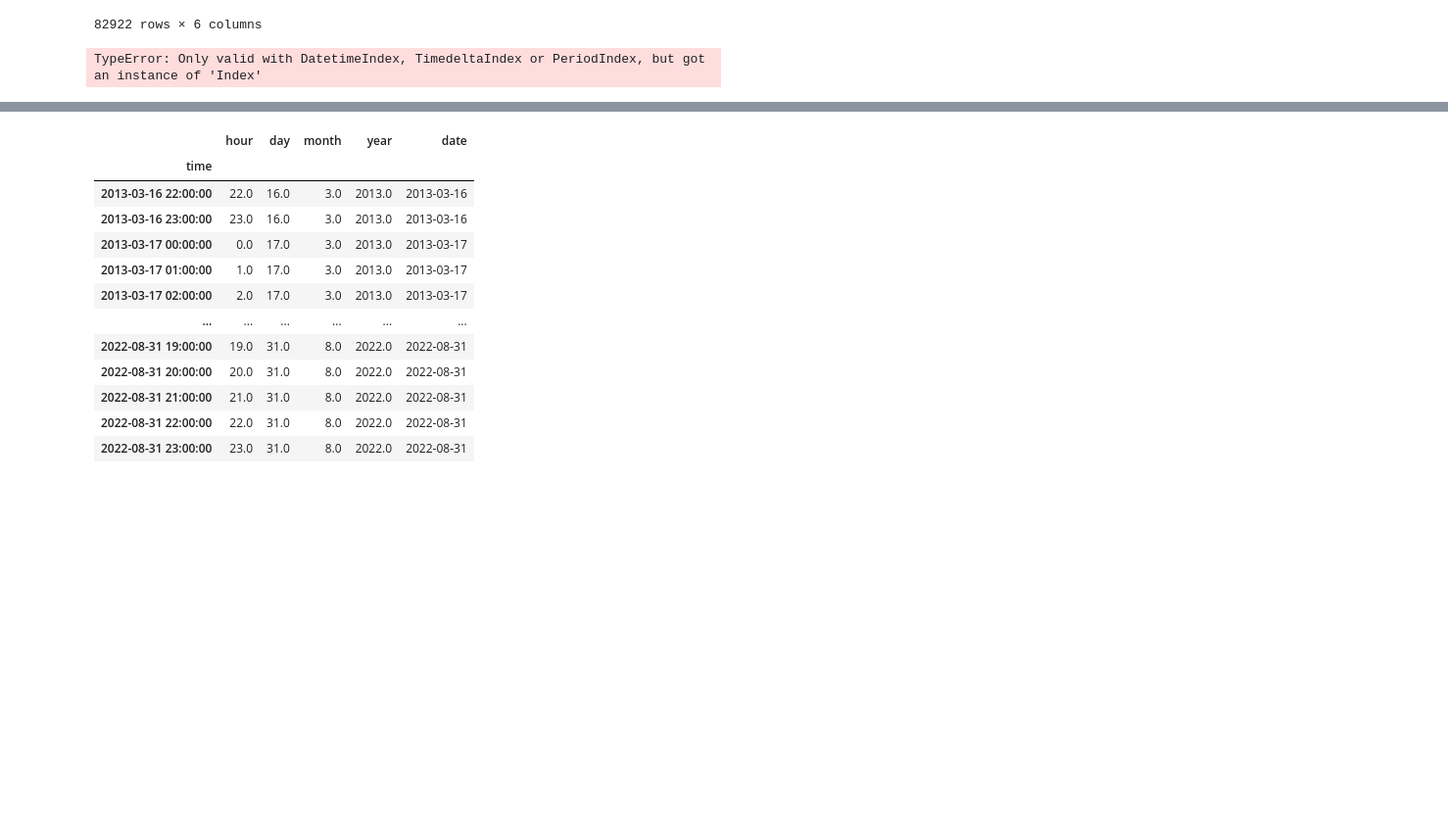
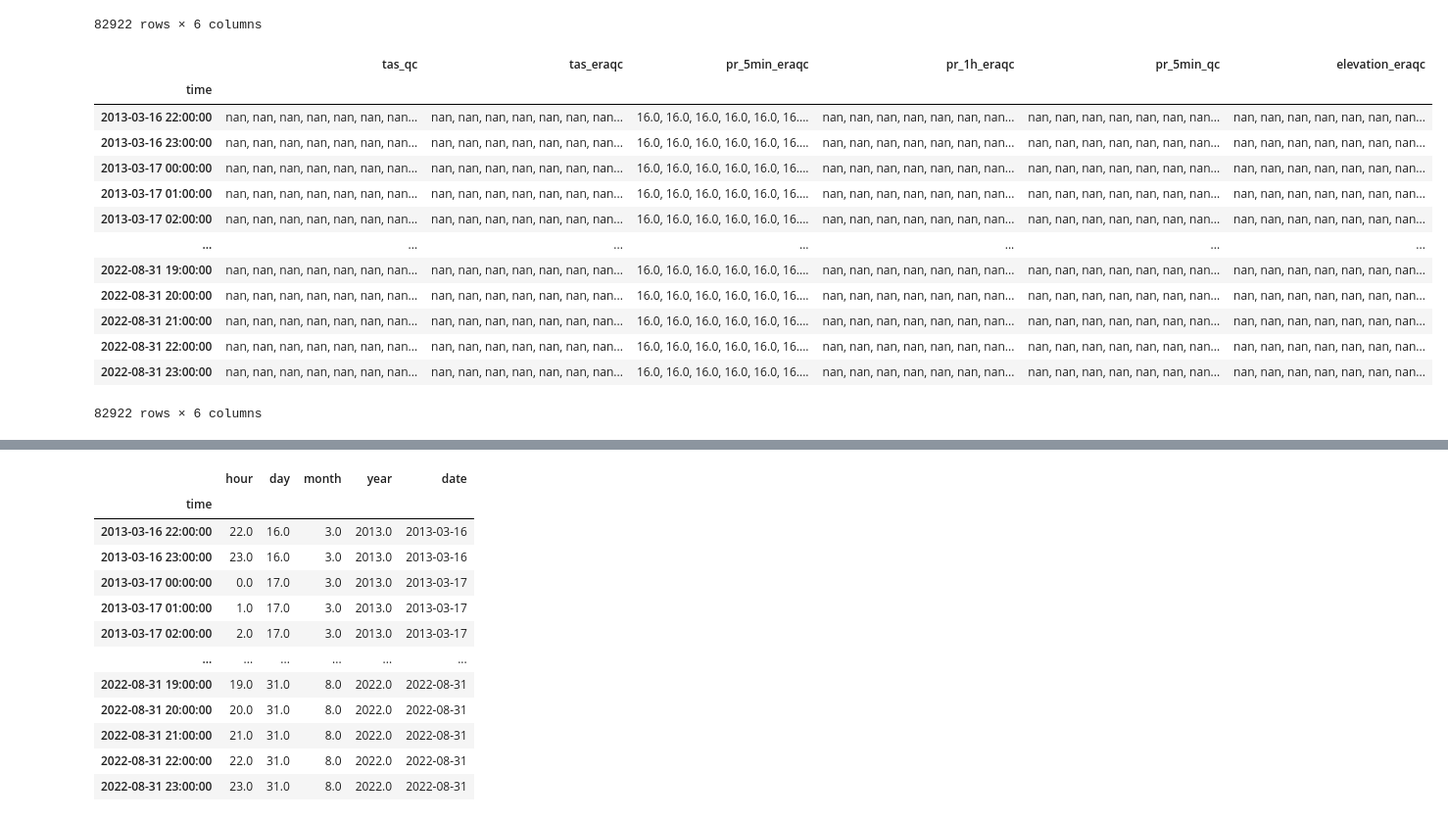
Before and after one commit to Eagle-Rock-Analytics/historical-obs-platform, a Jupyter notebook: test_platform/scripts/4_merge_data/developing_merge_utils.ipynb, the cells around one changed output, grey strips where cells are left out. Shown: that part at 98% size. Saved outputs shown, nothing was run; the diff lists cells and outputs as text; code cells hidden in the pictures; blank space fills up the shorter version.

Commit message:
at last, figured out how to concatenate the qc variable entries! onward to wrapping the four methods into one function

```diff
--- a/test_platform/scripts/4_merge_data/developing_merge_utils.ipynb
+++ b/test_platform/scripts/4_merge_data/developing_merge_utils.ipynb
@@ -287,7 +287,8 @@ constant_vars = ["time","station", "lat", "lon", "elevation",
 
 time_vars = ["time","hour","day","month","year","date"]
 
-qaqc_vars = ["time","tas_qc", "tas_eraqc",
+# do not include "time" in this dataframe - it will be added in the next chunk
+qaqc_vars = ["tas_qc", "tas_eraqc",
                     "pr_5min_eraqc","pr_1h_eraqc","pr_5min_qc","elevation_eraqc"]
 
 met_vars = ["time","tas", "pr_5min","pr_1h"]
@@ -298,8 +299,10 @@ constant_df = df[constant_vars]
 time_df = df[time_vars]
 #time_df.columns
 
-qaqc_df = df[qaqc_vars]
-qaqc_df = qaqc_df[qaqc_vars].astype(str)
+#TODO: this throws an warning - come back and address it
+
+qaqc_df = df[["time"] + qaqc_vars]
+qaqc_df[qaqc_vars] = qaqc_df[qaqc_vars].astype(str)
 #qaqc_df.columns
 
 met_df = df[met_vars]
@@ -345,7 +370,21 @@ constant_result
 | 2022-08-31 23:00:00 | CRN_AGPC2 | 40.155 | -103.14167 | 1383.792 | NaN | NaN |
 82922 rows × 6 columns
 # %%
-qaqc_result = qaqc_df.resample('1h',on='time').sum() # .agg({qaqc_df: lambda x: ''.join(x)})
+# concatenate entries within each hour
+qaqc_result = qaqc_df.resample('1h',on='time').apply(lambda x: ','.join(x))
 qaqc_result
 # %% [output]
+|  | tas_qc | tas_eraqc | pr_5min_eraqc | pr_1h_eraqc | pr_5min_qc | elevation_eraqc |
+| time |  |  |  |  |  |  |
+| 2013-03-16 22:00:00 | nan, nan, nan, nan, nan, nan, nan... | nan, nan, nan, nan, nan, nan, nan... | 16.0, 16.0, 16.0, 16.0, 16.0, 16.... | nan, nan, nan, nan, nan, nan, nan... | nan, nan, nan, nan, nan, nan, nan... | nan, nan, nan, nan, nan, nan, nan... |
+| 2013-03-16 23:00:00 | nan, nan, nan, nan, nan, nan, nan... | nan, nan, nan, nan, nan, nan, nan... | 16.0, 16.0, 16.0, 16.0, 16.0, 16.... | nan, nan, nan, nan, nan, nan, nan... | nan, nan, nan, nan, nan, nan, nan... | nan, nan, nan, nan, nan, nan, nan... |
+| 2013-03-17 00:00:00 | nan, nan, nan, nan, nan, nan, nan... | nan, nan, nan, nan, nan, nan, nan... | 16.0, 16.0, 16.0, 16.0, 16.0, 16.... | nan, nan, nan, nan, nan, nan, nan... | nan, nan, nan, nan, nan, nan, nan... | nan, nan, nan, nan, nan, nan, nan... |
+| 2013-03-17 01:00:00 | nan, nan, nan, nan, nan, nan, nan... | nan, nan, nan, nan, nan, nan, nan... | 16.0, 16.0, 16.0, 16.0, 16.0, 16.... | nan, nan, nan, nan, nan, nan, nan... | nan, nan, nan, nan, nan, nan, nan... | nan, nan, nan, nan, nan, nan, nan... |
+| 2013-03-17 02:00:00 | nan, nan, nan, nan, nan, nan, nan... | nan, nan, nan, nan, nan, nan, nan... | 16.0, 16.0, 16.0, 16.0, 16.0, 16.... | nan, nan, nan, nan, nan, nan, nan... | nan, nan, nan, nan, nan, nan, nan... | nan, nan, nan, nan, nan, nan, nan... |
+| ... | ... | ... | ... | ... | ... | ... |
+| 2022-08-31 19:00:00 | nan, nan, nan, nan, nan, nan, nan... | nan, nan, nan, nan, nan, nan, nan... | 16.0, 16.0, 16.0, 16.0, 16.0, 16.... | nan, nan, nan, nan, nan, nan, nan... | nan, nan, nan, nan, nan, nan, nan... | nan, nan, nan, nan, nan, nan, nan... |
+| 2022-08-31 20:00:00 | nan, nan, nan, nan, nan, nan, nan... | nan, nan, nan, nan, nan, nan, nan... | 16.0, 16.0, 16.0, 16.0, 16.0, 16.... | nan, nan, nan, nan, nan, nan, nan... | nan, nan, nan, nan, nan, nan, nan... | nan, nan, nan, nan, nan, nan, nan... |
+| 2022-08-31 21:00:00 | nan, nan, nan, nan, nan, nan, nan... | nan, nan, nan, nan, nan, nan, nan... | 16.0, 16.0, 16.0, 16.0, 16.0, 16.... | nan, nan, nan, nan, nan, nan, nan... | nan, nan, nan, nan, nan, nan, nan... | nan, nan, nan, nan, nan, nan, nan... |
+| 2022-08-31 22:00:00 | nan, nan, nan, nan, nan, nan, nan... | nan, nan, nan, nan, nan, nan, nan... | 16.0, 16.0, 16.0, 16.0, 16.0, 16.... | nan, nan, nan, nan, nan, nan, nan... | nan, nan, nan, nan, nan, nan, nan... | nan, nan, nan, nan, nan, nan, nan... |
+| 2022-08-31 23:00:00 | nan, nan, nan, nan, nan, nan, nan... | nan, nan, nan, nan, nan, nan, nan... | 16.0, 16.0, 16.0, 16.0, 16.0, 16.... | nan, nan, nan, nan, nan, nan, nan... | nan, nan, nan, nan, nan, nan, nan... | nan, nan, nan, nan, nan, nan, nan... |
-TypeError: Only valid with DatetimeIndex, TimedeltaIndex or PeriodIndex, but got an instance of 'Index'
+82922 rows × 6 columns
```
Also changed, not shown: parts of 4 cells of this notebook.
